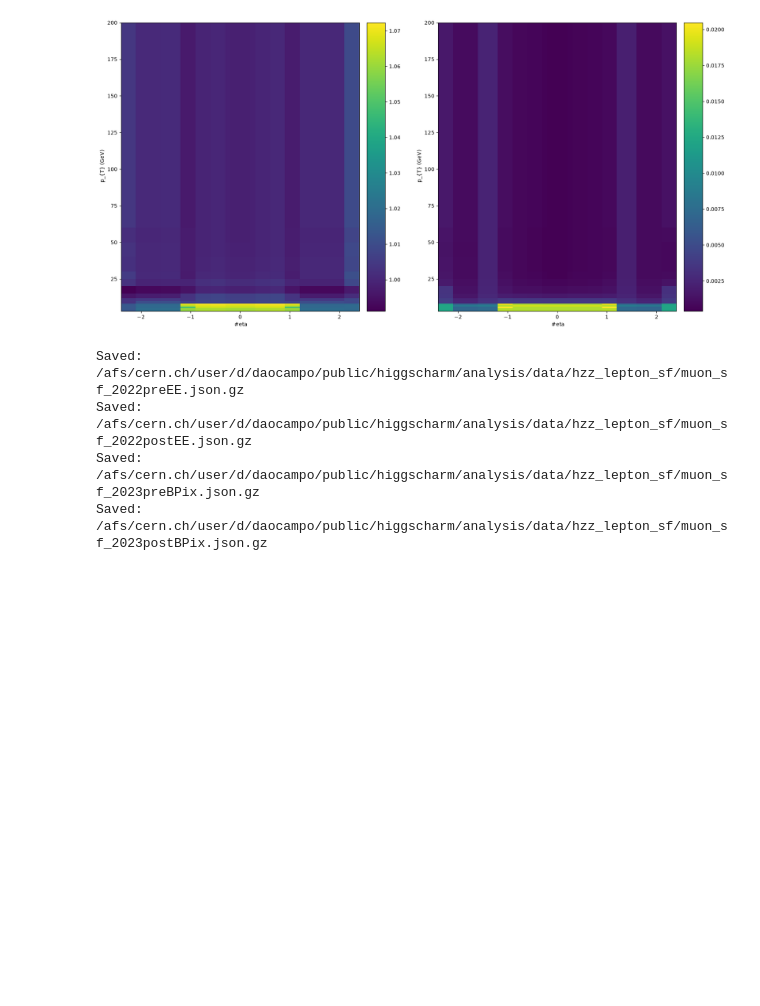
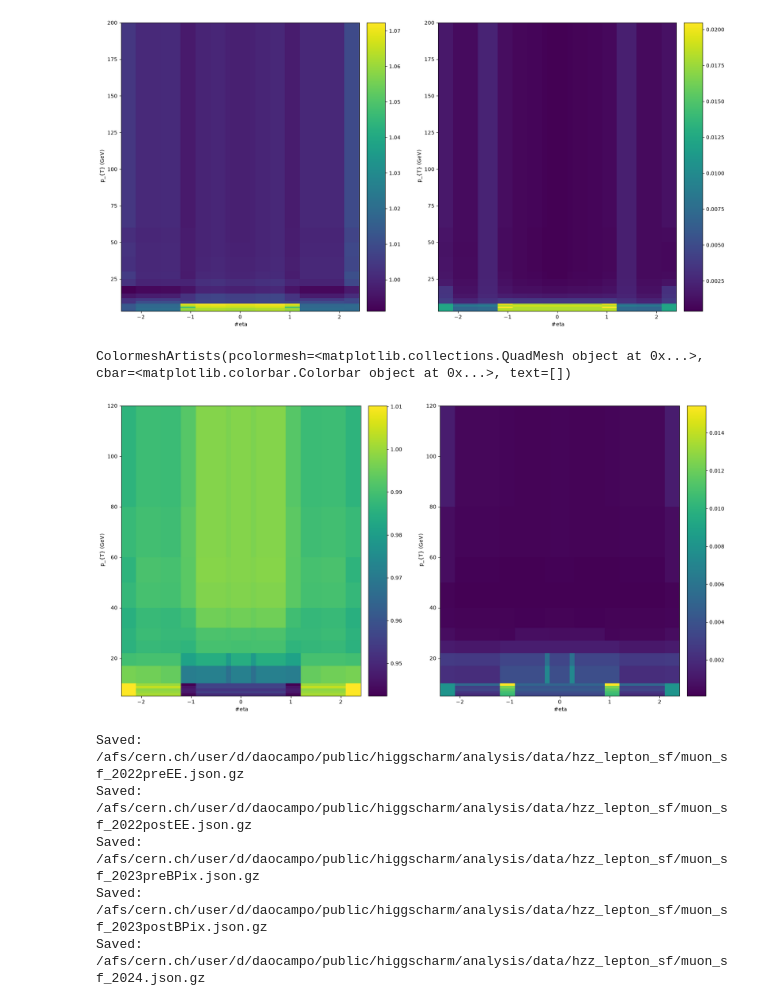
Before and after one commit to ua-cms/higgscharm, a Jupyter notebook: notebooks/muon_hzz_sf.ipynb, the cells around one changed output. Drawn from its saved outputs; the diff is of its cells as text; code cells hidden in the pictures; blank space fills up the shorter version.

Commit message:
add 2024 HZZ lepton SF

```diff
--- a/notebooks/muon_hzz_sf.ipynb
+++ b/notebooks/muon_hzz_sf.ipynb
@@ -50,6 +50,17 @@ unc_2023postBPix.plot2d(ax=ax[1])
 # %% [output]
 ColormeshArtists(pcolormesh=<matplotlib.collections.QuadMesh object at 0x...>, cbar=<matplotlib.colorbar.Colorbar object at 0x...>, text=[])
 [figure]
+# %%
+with uproot.open("/afs/cern.ch/user/y/yujil/public/SF2024/SF2024/HZZ_HZZ_SF_2024_RMS_mupogsystsC.root") as root_file:
+    sf_2024 = root_file["FINAL"].to_hist()
+    unc_2024 = root_file["ERROR"].to_hist()
+
+fig, ax = plt.subplots(1, 2, figsize=(20, 10))
+sf_2024.plot2d(ax=ax[0])
+unc_2024.plot2d(ax=ax[1])
+# %% [output]
+ColormeshArtists(pcolormesh=<matplotlib.collections.QuadMesh object at 0x...>, cbar=<matplotlib.colorbar.Colorbar object at 0x...>, text=[])
+[figure, added]
 # %%
 axis_names = ["eta", "pt"]
 
@@ -125,6 +136,7 @@ campaigns = {
     "2022postEE": (sf_2022postEE, unc_2022postEE),
     "2023preBPix": (sf_2023preBPix, unc_2023preBPix),
     "2023postBPix": (sf_2023postBPix, unc_2023postBPix),
+    "2024": (sf_2024, unc_2024),
 }
 
 # Generate one JSON file per campaign.
@@ -151,3 +163,4 @@ Saved: /afs/cern.ch/user/d/daocampo/public/higgscharm/analysis/data/hzz_lepton_s
 Saved: /afs/cern.ch/user/d/daocampo/public/higgscharm/analysis/data/hzz_lepton_sf/muon_sf_2022postEE.json.gz
 Saved: /afs/cern.ch/user/d/daocampo/public/higgscharm/analysis/data/hzz_lepton_sf/muon_sf_2023preBPix.json.gz
 Saved: /afs/cern.ch/user/d/daocampo/public/higgscharm/analysis/data/hzz_lepton_sf/muon_sf_2023postBPix.json.gz
+Saved: /afs/cern.ch/user/d/daocampo/public/higgscharm/analysis/data/hzz_lepton_sf/muon_sf_2024.json.gz
```
Also changed, not shown: 4 other files.
